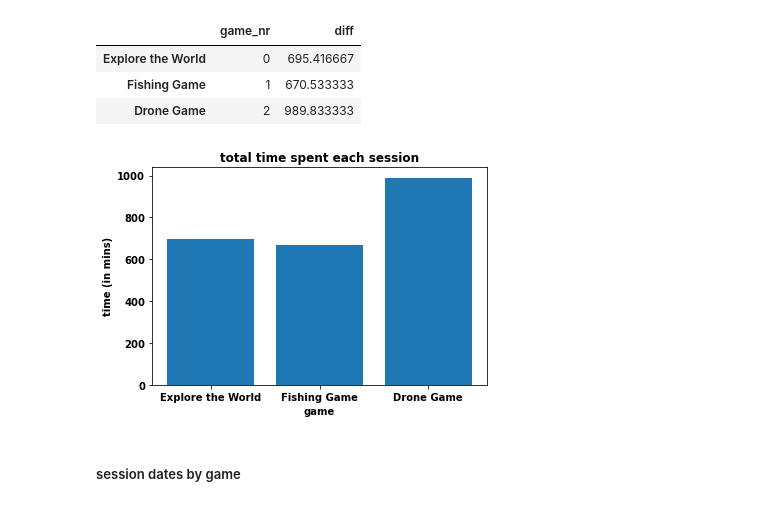
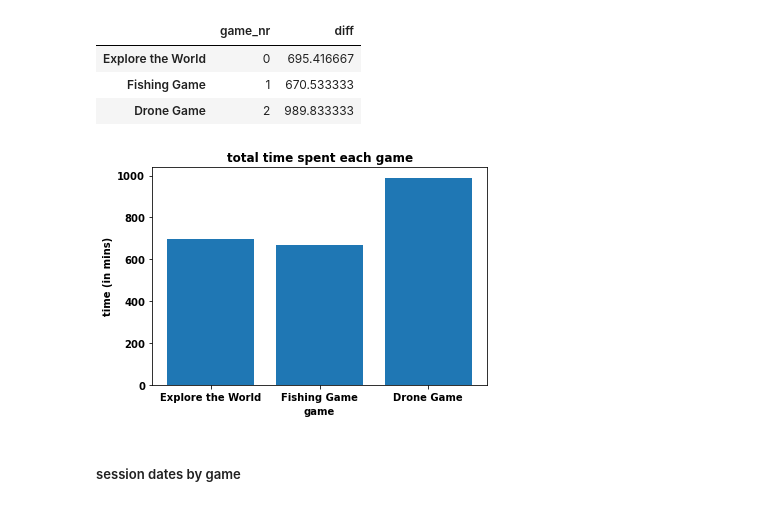
Before and after one commit to doscsy12/robotic_hometherapy, a Jupyter notebook: Extract_database-P002.ipynb, the cells around one changed output. Saved outputs shown, nothing was run; the diff lists cells and outputs as text; code cells hidden in the pictures.

```diff
--- a/Extract_database-P002.ipynb
+++ b/Extract_database-P002.ipynb
@@ -401,12 +401,12 @@ time_gamesession.drop(columns=['session_nr'])
 # %%
 # plot number of games by session
 plt.bar(time_gamesession.index,time_gamesession['diff']);
 plt.xlabel('game')
 plt.ylabel('time (in mins)');
-plt.title('total time spent each session');
+plt.title('total time spent each game');
 plt.show();
 # %% [output]
-[figure, old version]
+[figure, new version]
 # %% [markdown]
 ##### session dates by game
 # %%
```
Also changed, not shown: parts of 6 cells of this notebook.
